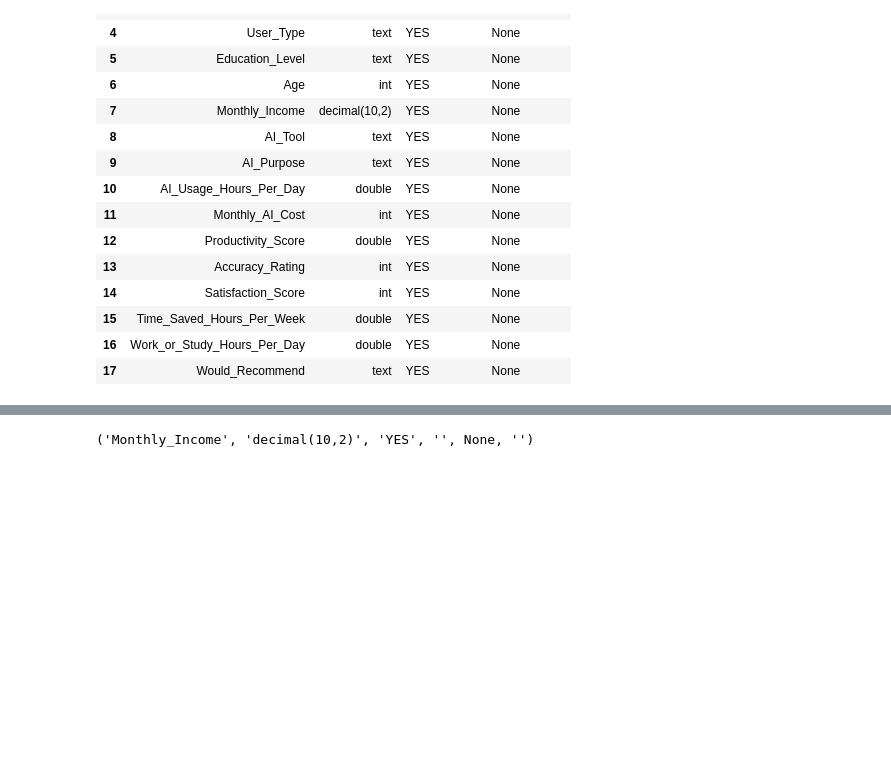
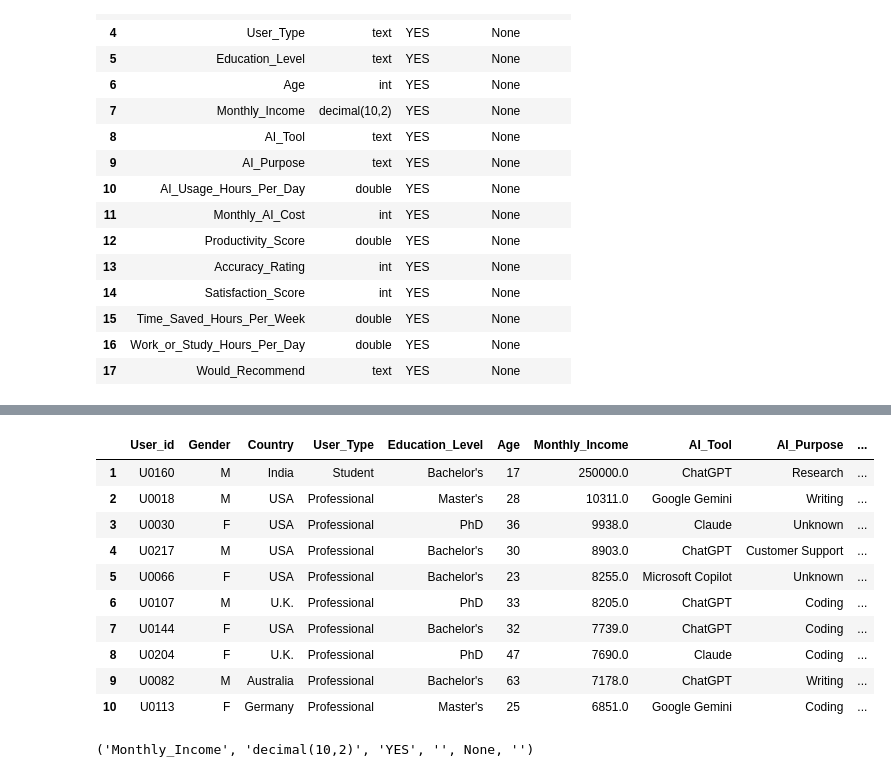
Before and after one commit to Ansh-3121/Ai-usages-impact-on-student-and-professionals, a Jupyter notebook: SqlQueries.ipynb, the cells around one changed output, grey strips where cells are left out. Saved outputs shown, nothing was run; the diff lists cells and outputs as text; code cells hidden in the pictures; blank space fills up the shorter version.

Commit message:
Analysis the recomendation of  top 10 user monthly income genrate

```diff
--- a/SqlQueries.ipynb
+++ b/SqlQueries.ipynb
@@ -132,3 +129,19 @@ TypeError: 'NoneType' object is not iterable
+# %%
+Q="""select User_id,Gender,Country,User_Type,Education_Level,Age,Monthly_Income,AI_Tool,AI_Purpose,sum(AI_Usage_Hours_Per_Day) as hour,Would_recommend from prai
+  group by User_id,Gender,Country,User_Type,Education_Level,Age,Monthly_Income,AI_Tool,AI_Purpose,Would_recommend order by monthly_income desc limit 10;"""
+run_query(Q)
+# %% [output]
+|  | User_id | Gender | Country | User_Type | Education_Level | Age | Monthly_Income | AI_Tool | AI_Purpose | ... |
+| 1 | U0160 | M | India | Student | Bachelor's | 17 | 250000.0 | ChatGPT | Research | ... |
+| 2 | U0018 | M | USA | Professional | Master's | 28 | 10311.0 | Google Gemini | Writing | ... |
+| 3 | U0030 | F | USA | Professional | PhD | 36 | 9938.0 | Claude | Unknown | ... |
+| 4 | U0217 | M | USA | Professional | Bachelor's | 30 | 8903.0 | ChatGPT | Customer Support | ... |
+| 5 | U0066 | F | USA | Professional | Bachelor's | 23 | 8255.0 | Microsoft Copilot | Unknown | ... |
+| 6 | U0107 | M | U.K. | Professional | PhD | 33 | 8205.0 | ChatGPT | Coding | ... |
+| 7 | U0144 | F | USA | Professional | Bachelor's | 32 | 7739.0 | ChatGPT | Coding | ... |
+| 8 | U0204 | F | U.K. | Professional | PhD | 47 | 7690.0 | Claude | Coding | ... |
+| 9 | U0082 | M | Australia | Professional | Bachelor's | 63 | 7178.0 | ChatGPT | Writing | ... |
+| 10 | U0113 | F | Germany | Professional | Master's | 25 | 6851.0 | Google Gemini | Coding | ... |
 # %%
 cur = conn.cursor()
 
```
Also changed, not shown: parts of 2 cells of this notebook.
